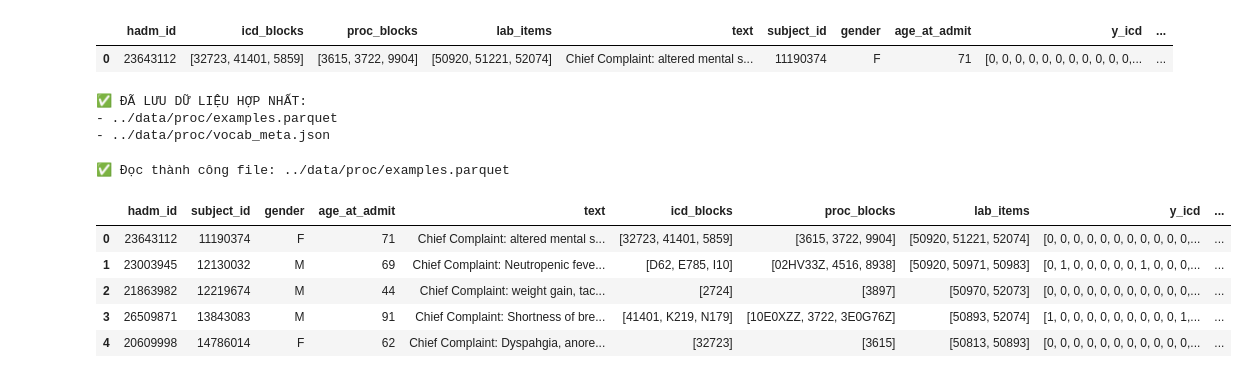
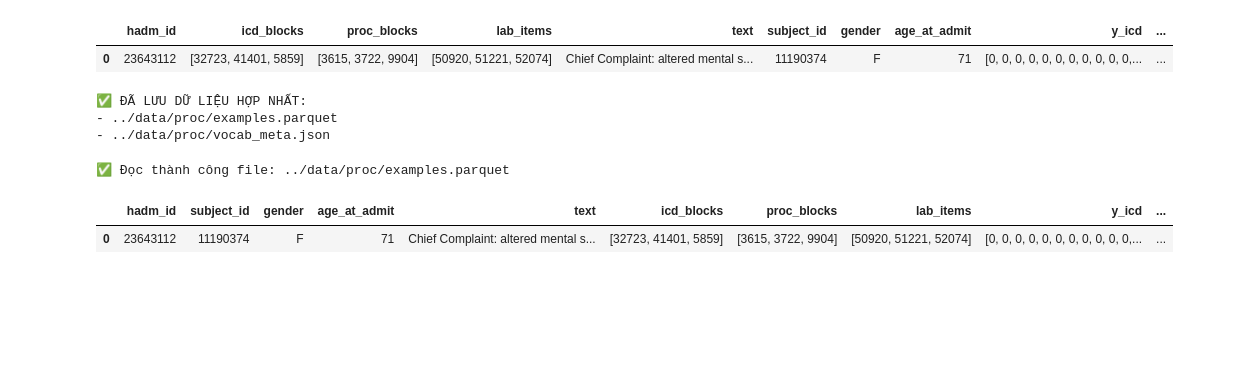
Before and after one commit to iamKhang/revita-sympdiag, a Jupyter notebook: notebooks/01_data_preprocessing_mimiciv.ipynb, the cells around one changed output. Drawn from its saved outputs; the diff is of its cells as text; code cells hidden in the pictures; blank space fills up the shorter version.

```diff
--- a/notebooks/01_data_preprocessing_mimiciv.ipynb
+++ b/notebooks/01_data_preprocessing_mimiciv.ipynb
@@ -866,20 +866,16 @@ print("-", out_vocab)
 # %%
 import pandas as pd
 
 # Đường dẫn file parquet bạn đã xuất
 path = PROC_DIR / "examples.parquet"
 
 # Đọc toàn bộ file
 df_loaded = pd.read_parquet(path)
 
 # Xem 5 dòng đầu
 print("✅ Đọc thành công file:", path)
-display(df_loaded.head())
+display(df_loaded.head(1))
 # %% [output]
 ✅ Đọc thành công file: ../data/proc/examples.parquet
 |  | hadm_id | subject_id | gender | age_at_admit | text | icd_blocks | proc_blocks | lab_items | y_icd | ... |
 | 0 | 23643112 | 11190374 | F | 71 | Chief Complaint: altered mental s... | [32723, 41401, 5859] | [3615, 3722, 9904] | [50920, 51221, 52074] | [0, 0, 0, 0, 0, 0, 0, 0, 0, 0, 0,... | ... |
-| 1 | 23003945 | 12130032 | M | 69 | Chief Complaint: Neutropenic feve... | [D62, E785, I10] | [02HV33Z, 4516, 8938] | [50920, 50971, 50983] | [0, 1, 0, 0, 0, 0, 0, 1, 0, 0, 0,... | ... |
-| 2 | 21863982 | 12219674 | M | 44 | Chief Complaint: weight gain, tac... | [2724] | [3897] | [50970, 52073] | [0, 0, 0, 0, 0, 0, 0, 0, 0, 0, 0,... | ... |
-| 3 | 26509871 | 13843083 | M | 91 | Chief Complaint: Shortness of bre... | [41401, K219, N179] | [10E0XZZ, 3722, 3E0G76Z] | [50893, 52074] | [1, 0, 0, 0, 0, 0, 0, 0, 0, 0, 1,... | ... |
-| 4 | 20609998 | 14786014 | F | 62 | Chief Complaint: Dyspahgia, anore... | [32723] | [3615] | [50813, 50893] | [0, 0, 0, 0, 0, 0, 0, 0, 0, 0, 0,... | ... |
```
Also changed, not shown: parts of 1 cell of this notebook, 3 other files.
